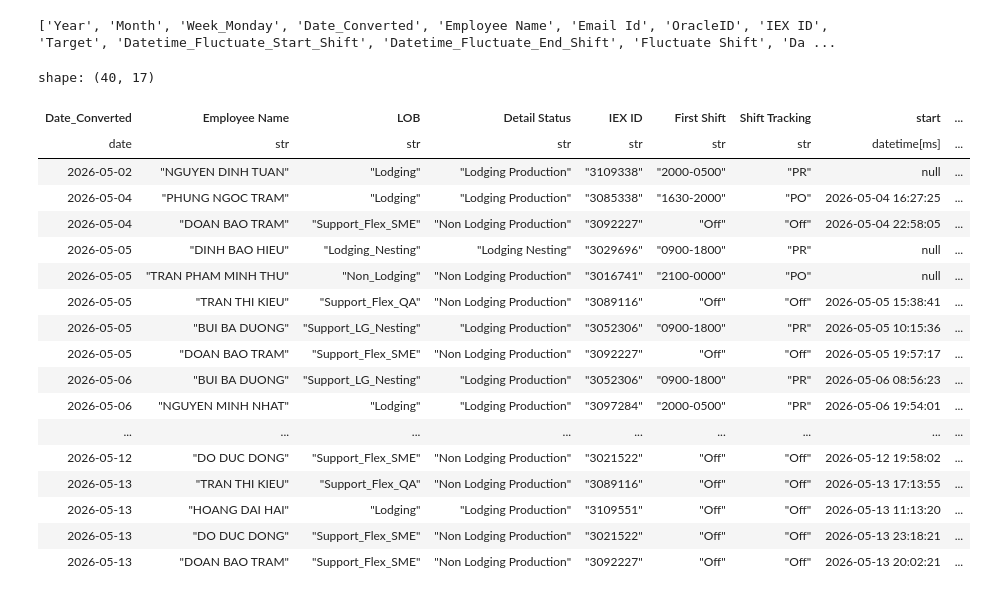
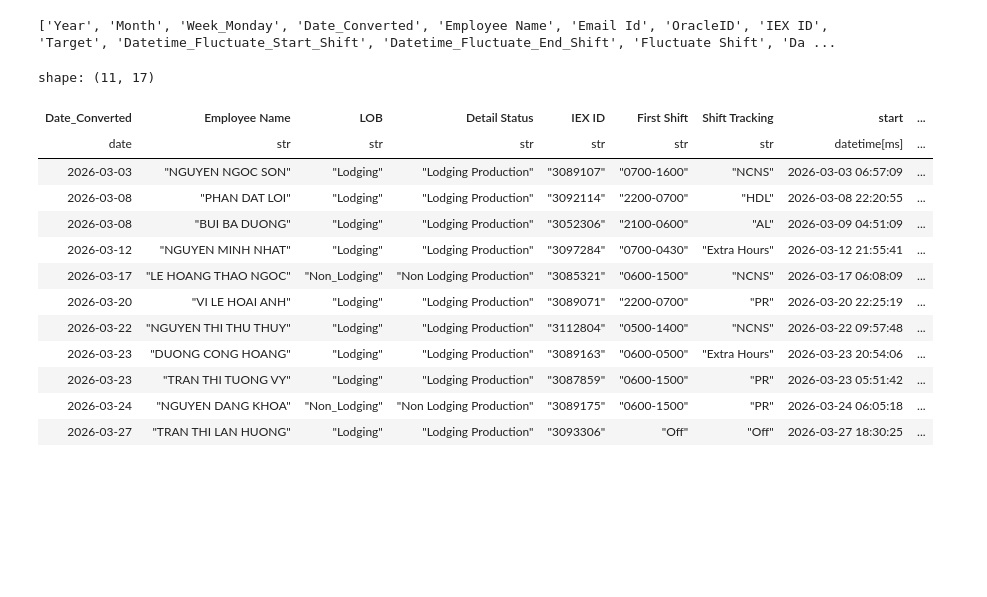
Before and after one commit to NguyenHuuChinh1998/CODE, a Jupyter notebook: Dashboard.ipynb, the cells around one changed output. Cells and saved outputs as stored; diff of their text form; code cells hidden in the pictures; blank space fills up the shorter version.

```diff
--- a/Dashboard.ipynb
+++ b/Dashboard.ipynb
@@ -130,11 +229,16 @@ def filter_shift_discrepancies(df_input) -> pl.DataFrame:
         (pl.col("sum_productive").cast(pl.Float64, strict=False).fill_null(0.0) <= 3.0)
     )
 
-    # Requirement 3 & 4: Filters to exclude
-    lob_condition = pl.col("LOB") != "Support"
-    shift_condition = (~pl.col("First Shift").is_in(["Training", "Offline"])) & (~pl.col("Shift Tracking").is_in(["Training Offline", "Off Phone Misc"]))
+    # Exclude any LOB containing "Support" (e.g. "Support", "Support - Ops", etc.)
+    lob_condition = ~pl.col("LOB").str.contains("Support", literal=True)
 
-    # Main filtering logic:
+    # Exclude Training/Offline shifts, Off Phone Misc, and PO from Shift Tracking
+    shift_condition = (
+        (~pl.col("First Shift").is_in(["Training", "Offline"])) &
+        (~pl.col("Shift Tracking").is_in(["Training Offline", "Off Phone Misc", "PO"]))
+    )
+
+    # Main filtering logic
     result = df.filter(
         (hc_mismatch_condition | productivity_condition) &
         lob_condition &
@@ -186,49 +290,44 @@ RTA_REPORT_GENERATE = RTA_REPORT_GENERATE.with_columns([
     ).then(0.0)
     .otherwise(None)
     .alias('hc_present')
 ])
 
 filtered_data = RTA_REPORT_GENERATE.select([
     'Date_Converted', 'Employee Name', 'LOB', 'Detail Status','IEX ID','First Shift','Shift Tracking',
     'start', 'end','Target', 'duration', 'sum_productive','training-idle','Extra Time', 'hc_schedule',
     'hc_actual', 'hc_present'
 ])
 filtered_data = filtered_data.with_columns([
     pl.col('hc_actual').cast(pl.Float64),
     pl.col('hc_present').cast(pl.Float64)
 ])
 
-start_date = '2026-05-01'
-end_date = '2026-05-13'
+start_date = '2026-03-01'
+end_date = '2026-03-31'
 
 start_date_parsed = pl.lit(start_date).str.strptime(pl.Date, format='%Y-%m-%d')
 end_date_parsed = pl.lit(end_date).str.strptime(pl.Date, format='%Y-%m-%d')
 
 sorted_data = filtered_data.sort('Date_Converted')
 filtered_data = sorted_data.filter((pl.col('Date_Converted') >= start_date_parsed) & (pl.col('Date_Converted') <= end_date_parsed))
 
 filtered_data_pd = filtered_data.to_pandas()
 
 filtered_data_1 = filter_shift_discrepancies(filtered_data)
 filtered_data_1
 # %% [output]
 ['Year', 'Month', 'Week_Monday', 'Date_Converted', 'Employee Name', 'Email Id', 'OracleID', 'IEX ID', 'Target', 'Datetime_Fluctuate_Start_Shift', 'Datetime_Fluctuate_End_Shift', 'Fluctuate Shift', 'Da ...
-shape: (40, 17)
+shape: (11, 17)
 | Date_Converted | Employee Name | LOB | Detail Status | IEX ID | First Shift | Shift Tracking | start | ... |
 | date | str | str | str | str | str | str | datetime[ms] | ... |
-| 2026-05-02 | "NGUYEN DINH TUAN" | "Lodging" | "Lodging Production" | "3109338" | "2000-0500" | "PR" | null | ... |
-| 2026-05-04 | "PHUNG NGOC TRAM" | "Lodging" | "Lodging Production" | "3085338" | "1630-2000" | "PO" | 2026-05-04 16:27:25 | ... |
-| 2026-05-04 | "DOAN BAO TRAM" | "Support_Flex_SME" | "Non Lodging Production" | "3092227" | "Off" | "Off" | 2026-05-04 22:58:05 | ... |
-| 2026-05-05 | "DINH BAO HIEU" | "Lodging_Nesting" | "Lodging Nesting" | "3029696" | "0900-1800" | "PR" | null | ... |
-| 2026-05-05 | "TRAN PHAM MINH THU" | "Non_Lodging" | "Non Lodging Production" | "3016741" | "2100-0000" | "PO" | null | ... |
-| 2026-05-05 | "TRAN THI KIEU" | "Support_Flex_QA" | "Non Lodging Production" | "3089116" | "Off" | "Off" | 2026-05-05 15:38:41 | ... |
-| 2026-05-05 | "BUI BA DUONG" | "Support_LG_Nesting" | "Lodging Production" | "3052306" | "0900-1800" | "PR" | 2026-05-05 10:15:36 | ... |
-| 2026-05-05 | "DOAN BAO TRAM" | "Support_Flex_SME" | "Non Lodging Production" | "3092227" | "Off" | "Off" | 2026-05-05 19:57:17 | ... |
-| 2026-05-06 | "BUI BA DUONG" | "Support_LG_Nesting" | "Lodging Production" | "3052306" | "0900-1800" | "PR" | 2026-05-06 08:56:23 | ... |
-| 2026-05-06 | "NGUYEN MINH NHAT" | "Lodging" | "Lodging Production" | "3097284" | "2000-0500" | "PR" | 2026-05-06 19:54:01 | ... |
-| ... | ... | ... | ... | ... | ... | ... | ... | ... |
-| 2026-05-12 | "DO DUC DONG" | "Support_Flex_SME" | "Non Lodging Production" | "3021522" | "Off" | "Off" | 2026-05-12 19:58:02 | ... |
-| 2026-05-13 | "TRAN THI KIEU" | "Support_Flex_QA" | "Non Lodging Production" | "3089116" | "Off" | "Off" | 2026-05-13 17:13:55 | ... |
-| 2026-05-13 | "HOANG DAI HAI" | "Lodging" | "Lodging Production" | "3109551" | "Off" | "Off" | 2026-05-13 11:13:20 | ... |
-| 2026-05-13 | "DO DUC DONG" | "Support_Flex_SME" | "Non Lodging Production" | "3021522" | "Off" | "Off" | 2026-05-13 23:18:21 | ... |
-| 2026-05-13 | "DOAN BAO TRAM" | "Support_Flex_SME" | "Non Lodging Production" | "3092227" | "Off" | "Off" | 2026-05-13 20:02:21 | ... |
+| 2026-03-03 | "NGUYEN NGOC SON" | "Lodging" | "Lodging Production" | "3089107" | "0700-1600" | "NCNS" | 2026-03-03 06:57:09 | ... |
+| 2026-03-08 | "PHAN DAT LOI" | "Lodging" | "Lodging Production" | "3092114" | "2200-0700" | "HDL" | 2026-03-08 22:20:55 | ... |
+| 2026-03-08 | "BUI BA DUONG" | "Lodging" | "Lodging Production" | "3052306" | "2100-0600" | "AL" | 2026-03-09 04:51:09 | ... |
+| 2026-03-12 | "NGUYEN MINH NHAT" | "Lodging" | "Lodging Production" | "3097284" | "0700-0430" | "Extra Hours" | 2026-03-12 21:55:41 | ... |
+| 2026-03-17 | "LE HOANG THAO NGOC" | "Non_Lodging" | "Non Lodging Production" | "3085321" | "0600-1500" | "NCNS" | 2026-03-17 06:08:09 | ... |
+| 2026-03-20 | "VI LE HOAI ANH" | "Lodging" | "Lodging Production" | "3089071" | "2200-0700" | "PR" | 2026-03-20 22:25:19 | ... |
+| 2026-03-22 | "NGUYEN THI THU THUY" | "Lodging" | "Lodging Production" | "3112804" | "0500-1400" | "NCNS" | 2026-03-22 09:57:48 | ... |
+| 2026-03-23 | "DUONG CONG HOANG" | "Lodging" | "Lodging Production" | "3089163" | "0600-0500" | "Extra Hours" | 2026-03-23 20:54:06 | ... |
+| 2026-03-23 | "TRAN THI TUONG VY" | "Lodging" | "Lodging Production" | "3087859" | "0600-1500" | "PR" | 2026-03-23 05:51:42 | ... |
+| 2026-03-24 | "NGUYEN DANG KHOA" | "Non_Lodging" | "Non Lodging Production" | "3089175" | "0600-1500" | "PR" | 2026-03-24 06:05:18 | ... |
+| 2026-03-27 | "TRAN THI LAN HUONG" | "Lodging" | "Lodging Production" | "3093306" | "Off" | "Off" | 2026-03-27 18:30:25 | ... |
```
Also changed, not shown: parts of 5 cells of this notebook, 20 other files.
